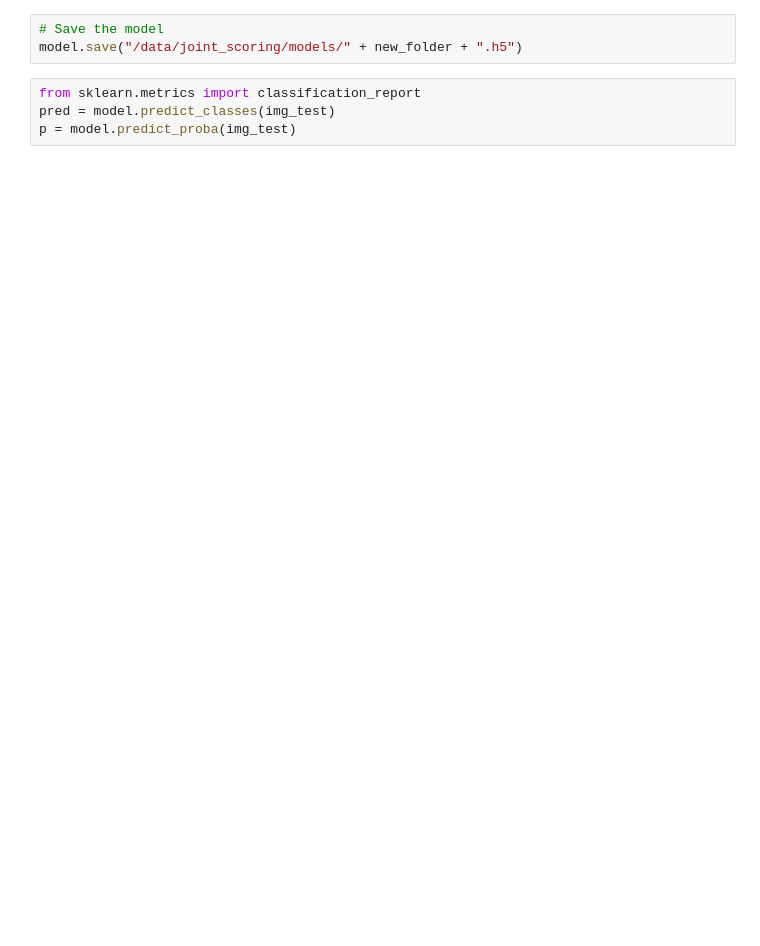
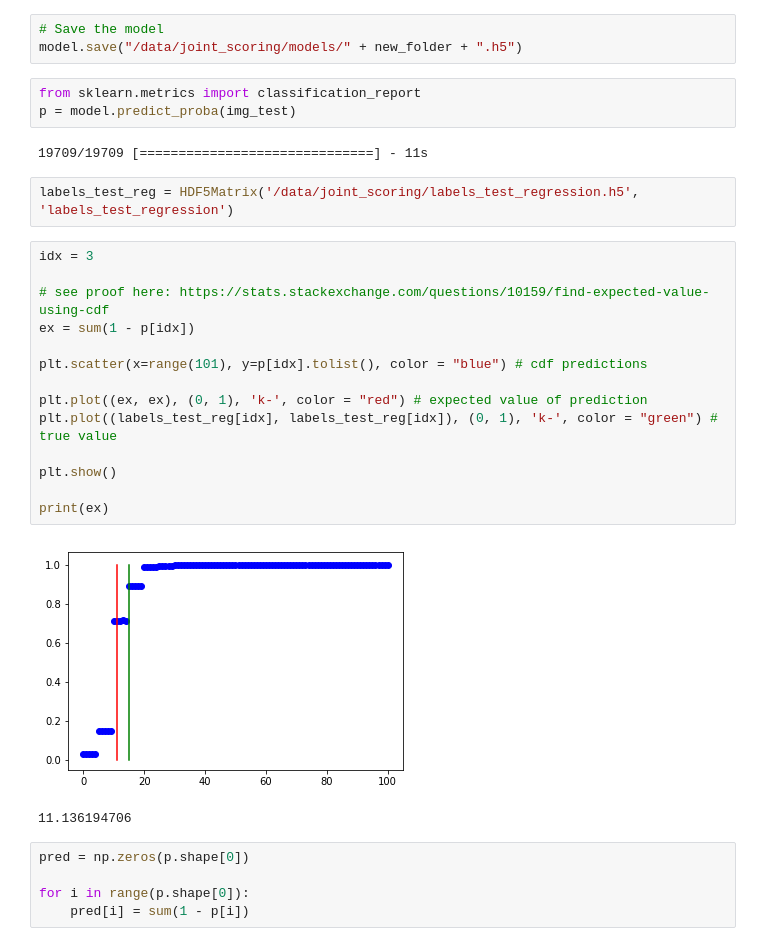
Before and after one commit to janickrohrbach/arthritis-net, a Jupyter notebook: deepxray_regression_crps_weights.ipynb, the cells around one changed output. Saved outputs shown, nothing was run; the diff lists cells and outputs as text; blank space fills up the shorter version.

```diff
--- a/deepxray_regression_crps_weights.ipynb
+++ b/deepxray_regression_crps_weights.ipynb
@@ -265,6 +265,31 @@ print(scores)
 model.save("/data/joint_scoring/models/" + new_folder + ".h5")
 # %%
 from sklearn.metrics import classification_report
-pred = model.predict_classes(img_test)
 p = model.predict_proba(img_test)
+# %% [output]
+19709/19709 [==============================] - 11s
+# %%
+labels_test_reg = HDF5Matrix('/data/joint_scoring/labels_test_regression.h5', 'labels_test_regression')
+# %%
+idx = 3
+
+# see proof here: https://stats.stackexchange.com/questions/10159/find-expected-value-using-cdf
+ex = sum(1 - p[idx])
+
+plt.scatter(x=range(101), y=p[idx].tolist(), color = "blue") # cdf predictions
+
+plt.plot((ex, ex), (0, 1), 'k-', color = "red") # expected value of prediction
+plt.plot((labels_test_reg[idx], labels_test_reg[idx]), (0, 1), 'k-', color = "green") # true value
+
+plt.show()
+
+print(ex)
+# %% [output]
+[figure, added]
+11.136194706
+# %%
+pred = np.zeros(p.shape[0])
+
+for i in range(p.shape[0]):
+    pred[i] = sum(1 - p[i])
 # %%
```
Also changed, not shown: parts of 14 cells of this notebook, 2 other files.
